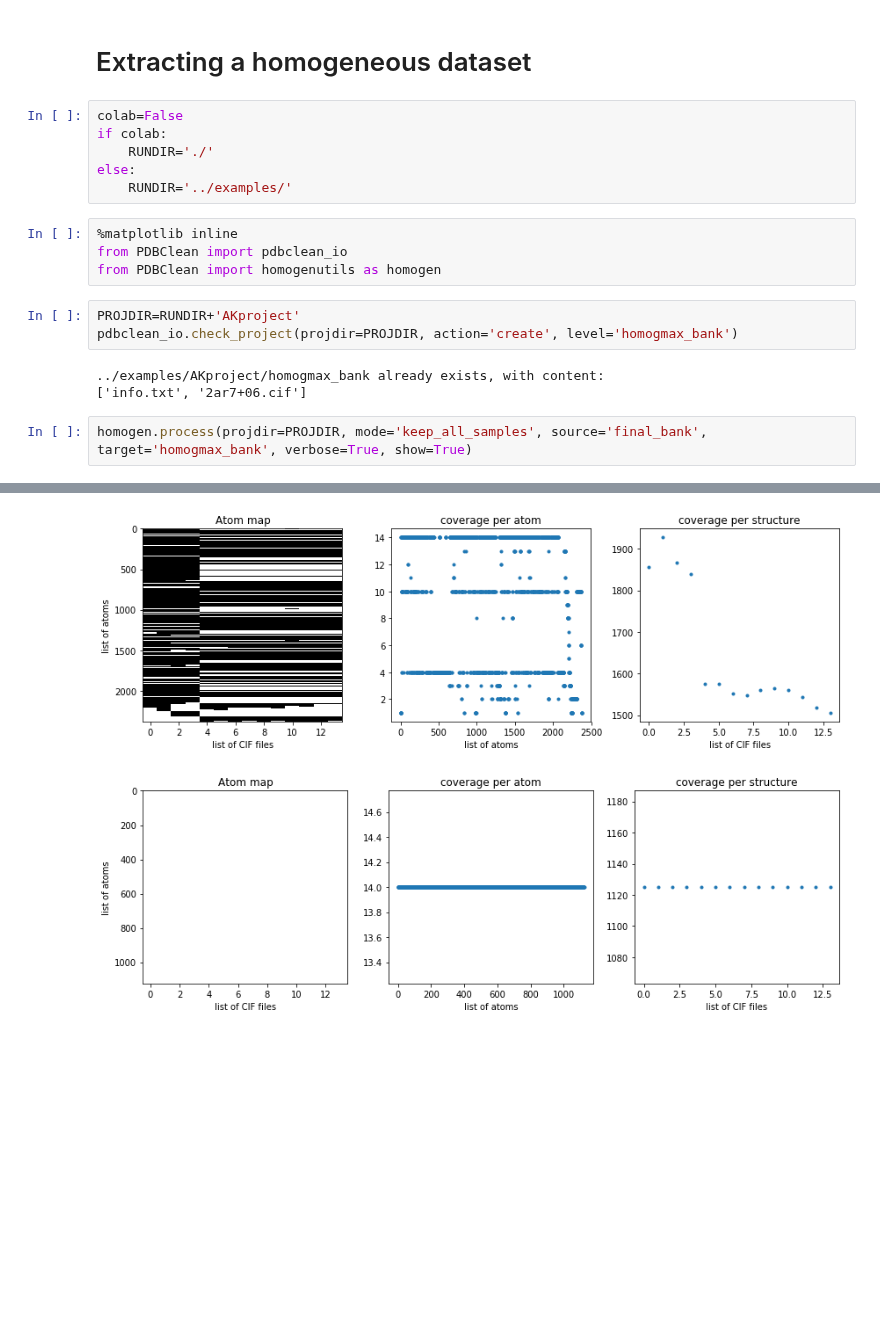
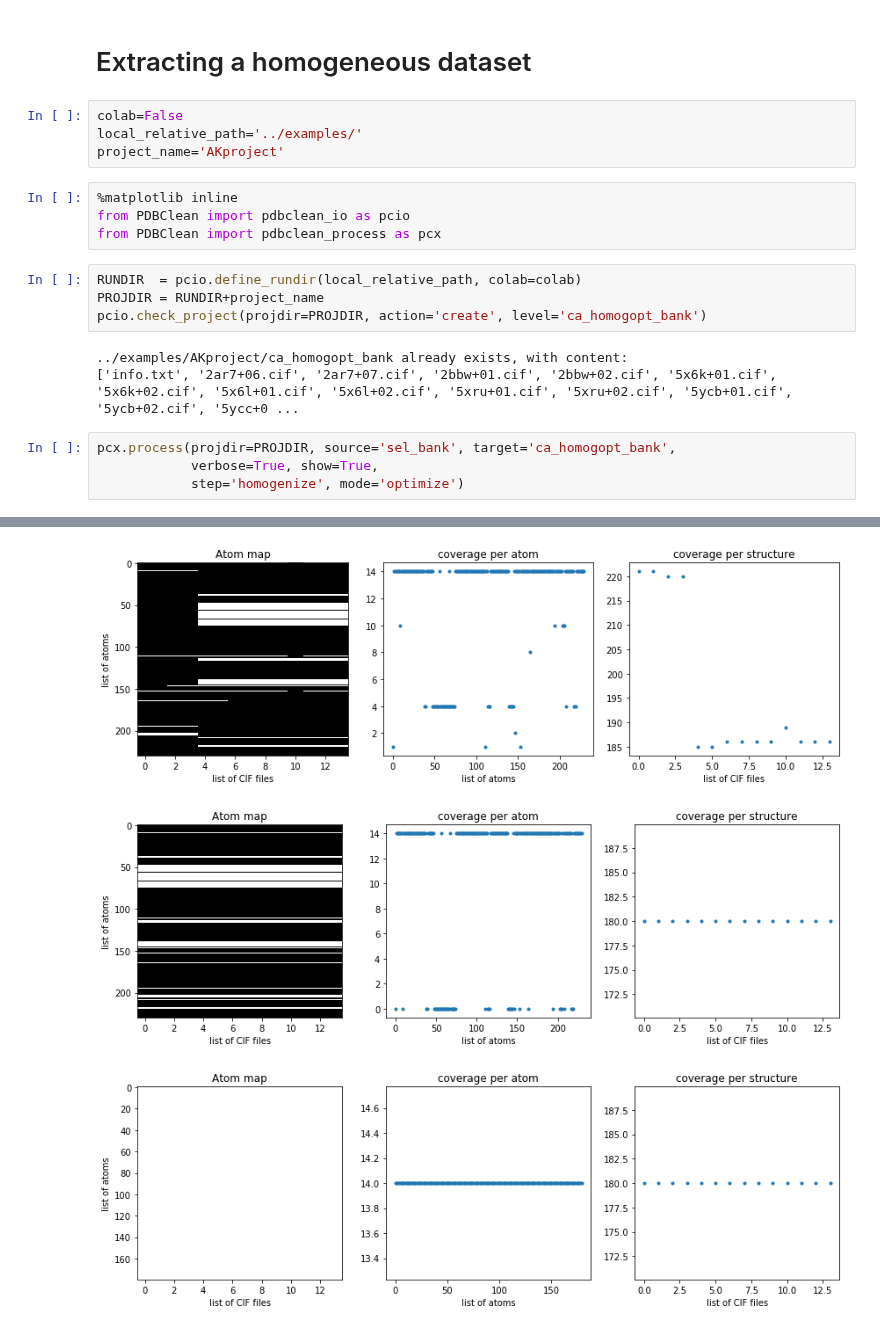
Before and after one commit to fatipardo/PDBClean, a Jupyter notebook: notebooks/Extracting a homogeneous dataset.ipynb, the cells around one changed output, grey strips where cells are left out. Cells and saved outputs as stored; diff of their text form; blank space fills up the shorter version.

Commit message:
added atom selection and optimized homogeneization tools! together with their respective notebooks

```diff
--- a/notebooks/Extracting a homogeneous dataset.ipynb
+++ b/notebooks/Extracting a homogeneous dataset.ipynb
@@ -1,21 +1,22 @@
 # %% [markdown]
 # Extracting a homogeneous dataset
-# %%
-colab=False
-if colab:
-    RUNDIR='./'
-else:
-    RUNDIR='../examples/'
+# %%
+colab=False
+local_relative_path='../examples/'
+project_name='AKproject'
 # %%
 %matplotlib inline
-from PDBClean import pdbclean_io
-from PDBClean import homogenutils as homogen
+from PDBClean import pdbclean_io as pcio
+from PDBClean import pdbclean_process as pcx
 # %%
-PROJDIR=RUNDIR+'AKproject'
-pdbclean_io.check_project(projdir=PROJDIR, action='create', level='homogmax_bank')
+RUNDIR  = pcio.define_rundir(local_relative_path, colab=colab)
+PROJDIR = RUNDIR+project_name
+pcio.check_project(projdir=PROJDIR, action='create', level='ca_homogopt_bank')
 # %% [output]
-../examples/AKproject/homogmax_bank already exists, with content:
-['info.txt', '2ar7+06.cif']
+../examples/AKproject/ca_homogopt_bank already exists, with content:
+['info.txt', '2ar7+06.cif', '2ar7+07.cif', '2bbw+01.cif', '2bbw+02.cif', '5x6k+01.cif', '5x6k+02.cif', '5x6l+01.cif', '5x6l+02.cif', '5xru+01.cif', '5xru+02.cif', '5ycb+01.cif', '5ycb+02.cif', '5ycc+0 ...
 # %%
-homogen.process(projdir=PROJDIR, mode='keep_all_samples', source='final_bank', target='homogmax_bank', verbose=True, show=True)
+pcx.process(projdir=PROJDIR, source='sel_bank', target='ca_homogopt_bank',
+            verbose=True, show=True,
+            step='homogenize', mode='optimize')
 # %% [output]
@@ -40,2 +40,3 @@ Building atom map from keychain.
-[figure, old version]
+[figure, new version]
-[figure, old version]
+[figure, new version]
+[figure, added]
```
Also changed, not shown: parts of 2 cells of this notebook, 16 other files.
